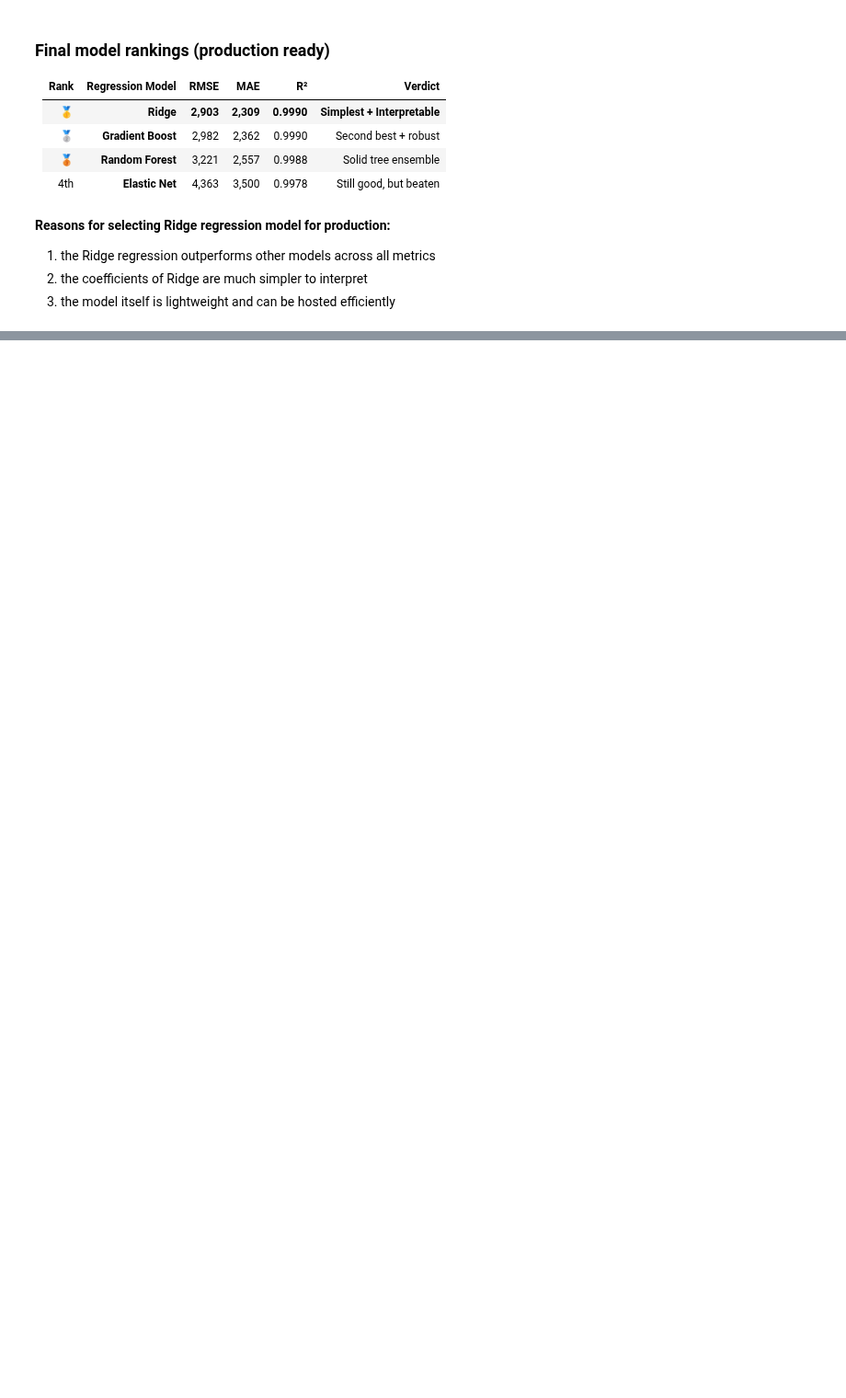
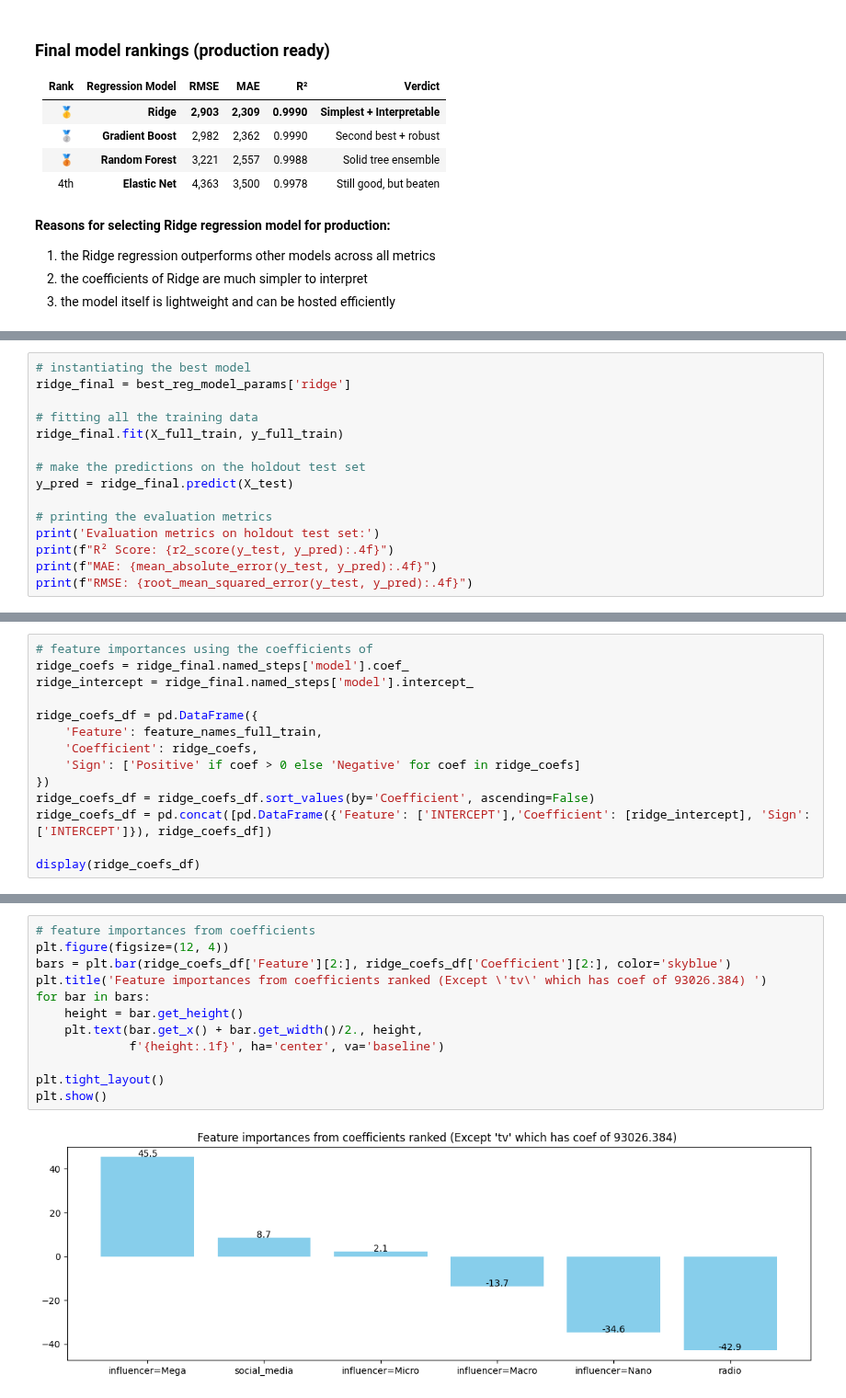
Before and after one commit to srikaldata/ml-zoomcamp-2025, a Jupyter notebook: capstone-project/eda_and_modeling.ipynb, the cells around one changed output, grey strips where cells are left out. Shown at 92% size. Cells and saved outputs as stored; diff of their text form; blank space fills up the shorter version.

Commit message:
capstone project - best model - choosing the best model and finding the feature importances from coefficients

```diff
--- a/capstone-project/eda_and_modeling.ipynb
+++ b/capstone-project/eda_and_modeling.ipynb
@@ -664,0 +672,15 @@ MAE: 2361.6476
+# %%
+# instantiating the best model
+ridge_final = best_reg_model_params['ridge']
+
+# fitting all the training data
+ridge_final.fit(X_full_train, y_full_train)
+
+# make the predictions on the holdout test set
+y_pred = ridge_final.predict(X_test)
+
+# printing the evaluation metrics
+print('Evaluation metrics on holdout test set:')
+print(f"R² Score: {r2_score(y_test, y_pred):.4f}")
+print(f"MAE: {mean_absolute_error(y_test, y_pred):.4f}")
+print(f"RMSE: {root_mean_squared_error(y_test, y_pred):.4f}")
@@ -664,0 +694,14 @@ MAE: 2361.6476
+# %%
+# feature importances using the coefficients of
+ridge_coefs = ridge_final.named_steps['model'].coef_
+ridge_intercept = ridge_final.named_steps['model'].intercept_
+
+ridge_coefs_df = pd.DataFrame({
+    'Feature': feature_names_full_train,
+    'Coefficient': ridge_coefs,
+    'Sign': ['Positive' if coef > 0 else 'Negative' for coef in ridge_coefs]
+})
+ridge_coefs_df = ridge_coefs_df.sort_values(by='Coefficient', ascending=False)
+ridge_coefs_df = pd.concat([pd.DataFrame({'Feature': ['INTERCEPT'],'Coefficient': [ridge_intercept], 'Sign': ['INTERCEPT']}), ridge_coefs_df])
+
+display(ridge_coefs_df)
@@ -664,0 +718,14 @@ MAE: 2361.6476
+# %%
+# feature importances from coefficients
+plt.figure(figsize=(12, 4))
+bars = plt.bar(ridge_coefs_df['Feature'][2:], ridge_coefs_df['Coefficient'][2:], color='skyblue')
+plt.title('Feature importances from coefficients ranked (Except \'tv\' which has coef of 93026.384) ')
+for bar in bars:
+    height = bar.get_height()
+    plt.text(bar.get_x() + bar.get_width()/2., height,
+             f'{height:.1f}', ha='center', va='baseline')
+
+plt.tight_layout()
+plt.show()
+# %% [output]
+[figure, added]
```
Also changed, not shown: parts of 5 cells of this notebook.
